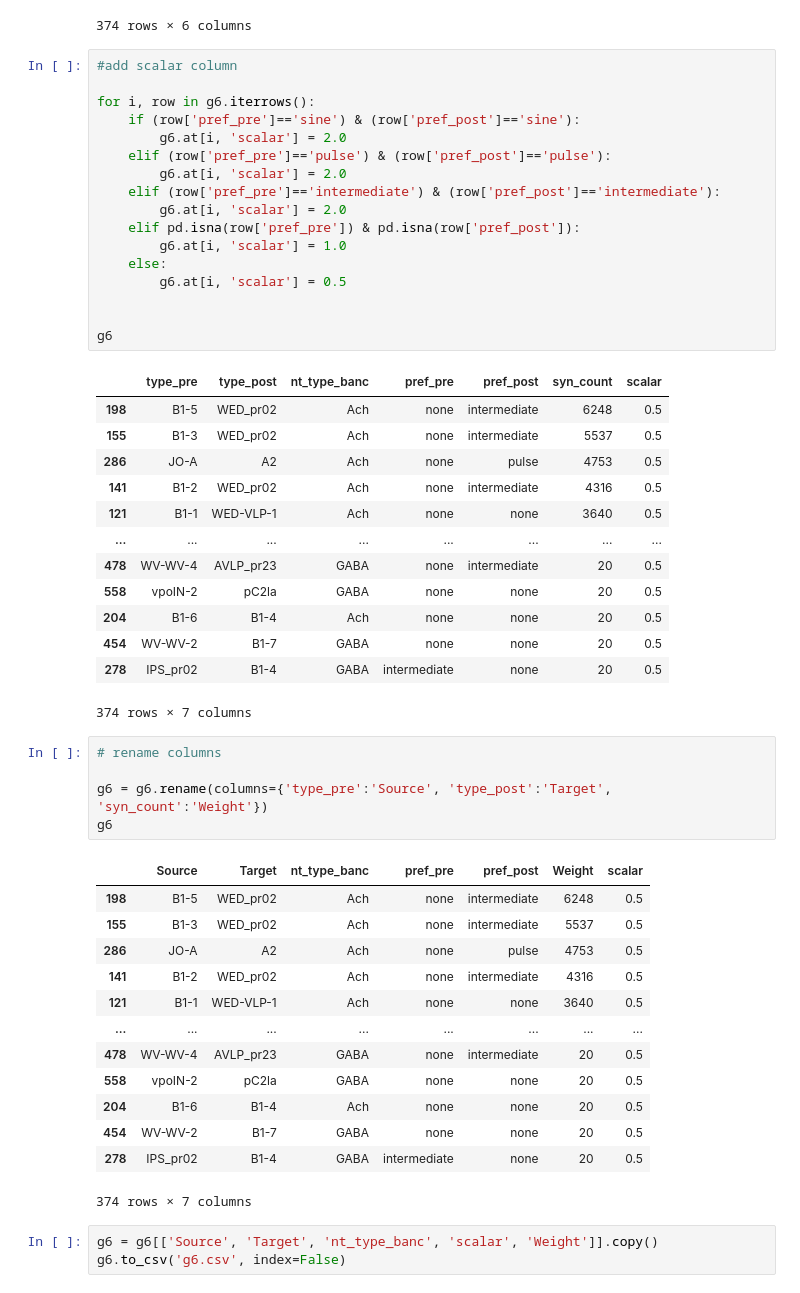
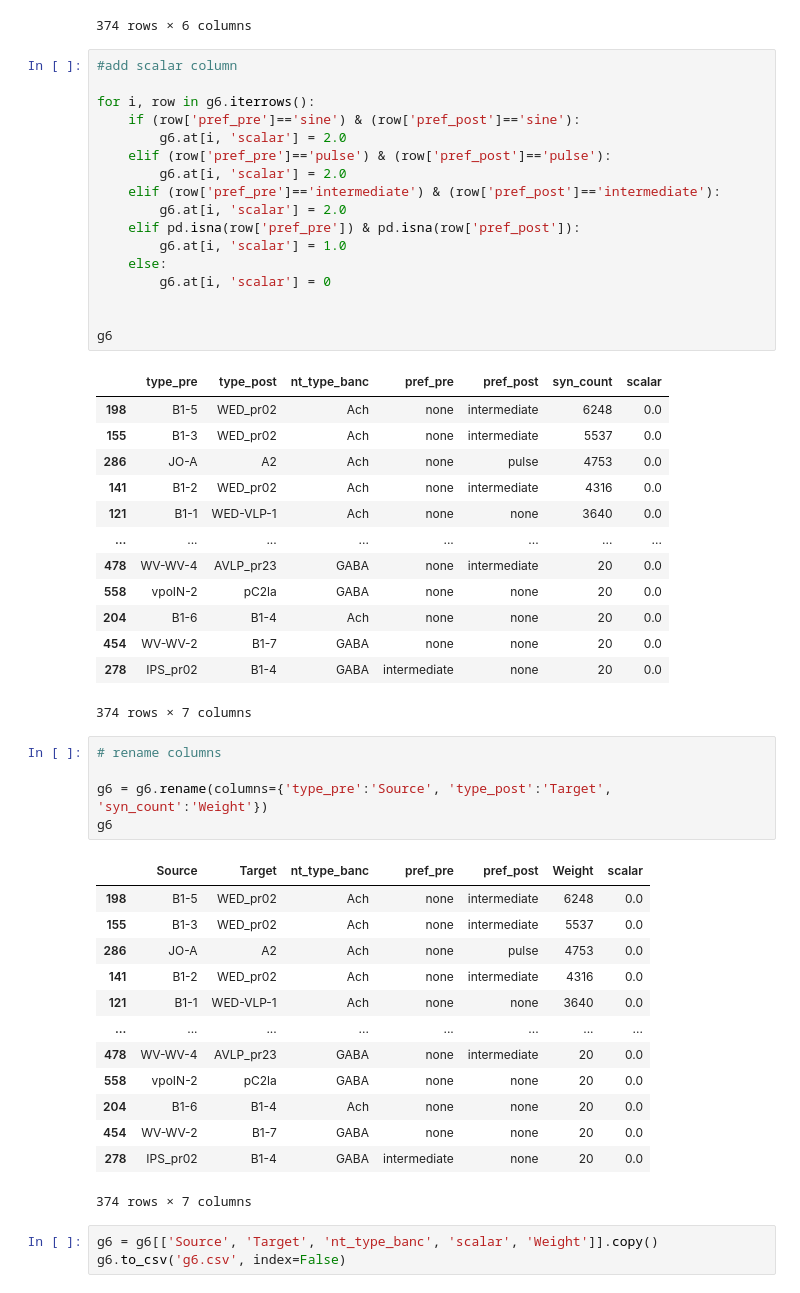
Before and after one commit to grace-cai08/sp25, a Jupyter notebook: wiringdgrm.ipynb, the cells around one changed output. Saved outputs shown, nothing was run; the diff lists cells and outputs as text.

```diff
--- a/wiringdgrm.ipynb
+++ b/wiringdgrm.ipynb
@@ -560,33 +561,33 @@ g6
 # %%
 #add scalar column
 
 for i, row in g6.iterrows():
     if (row['pref_pre']=='sine') & (row['pref_post']=='sine'):
         g6.at[i, 'scalar'] = 2.0
     elif (row['pref_pre']=='pulse') & (row['pref_post']=='pulse'):
         g6.at[i, 'scalar'] = 2.0
     elif (row['pref_pre']=='intermediate') & (row['pref_post']=='intermediate'):
         g6.at[i, 'scalar'] = 2.0
     elif pd.isna(row['pref_pre']) & pd.isna(row['pref_post']):
         g6.at[i, 'scalar'] = 1.0
     else:
-        g6.at[i, 'scalar'] = 0.5
+        g6.at[i, 'scalar'] = 0
 
 
 g6
 # %% [output]
 |  | type_pre | type_post | nt_type_banc | pref_pre | pref_post | syn_count | scalar |
-| 198 | B1-5 | WED_pr02 | Ach | none | intermediate | 6248 | 0.5 |
-| 155 | B1-3 | WED_pr02 | Ach | none | intermediate | 5537 | 0.5 |
-| 286 | JO-A | A2 | Ach | none | pulse | 4753 | 0.5 |
-| 141 | B1-2 | WED_pr02 | Ach | none | intermediate | 4316 | 0.5 |
-| 121 | B1-1 | WED-VLP-1 | Ach | none | none | 3640 | 0.5 |
+| 198 | B1-5 | WED_pr02 | Ach | none | intermediate | 6248 | 0.0 |
+| 155 | B1-3 | WED_pr02 | Ach | none | intermediate | 5537 | 0.0 |
+| 286 | JO-A | A2 | Ach | none | pulse | 4753 | 0.0 |
+| 141 | B1-2 | WED_pr02 | Ach | none | intermediate | 4316 | 0.0 |
+| 121 | B1-1 | WED-VLP-1 | Ach | none | none | 3640 | 0.0 |
 | ... | ... | ... | ... | ... | ... | ... | ... |
-| 478 | WV-WV-4 | AVLP_pr23 | GABA | none | intermediate | 20 | 0.5 |
-| 558 | vpoIN-2 | pC2la | GABA | none | none | 20 | 0.5 |
-| 204 | B1-6 | B1-4 | Ach | none | none | 20 | 0.5 |
-| 454 | WV-WV-2 | B1-7 | GABA | none | none | 20 | 0.5 |
-| 278 | IPS_pr02 | B1-4 | GABA | intermediate | none | 20 | 0.5 |
+| 478 | WV-WV-4 | AVLP_pr23 | GABA | none | intermediate | 20 | 0.0 |
+| 558 | vpoIN-2 | pC2la | GABA | none | none | 20 | 0.0 |
+| 204 | B1-6 | B1-4 | Ach | none | none | 20 | 0.0 |
+| 454 | WV-WV-2 | B1-7 | GABA | none | none | 20 | 0.0 |
+| 278 | IPS_pr02 | B1-4 | GABA | intermediate | none | 20 | 0.0 |
 374 rows × 7 columns
 # %%
 # rename columns
@@ -595,17 +596,17 @@ g6 = g6.rename(columns={'type_pre':'Source', 'type_post':'Target', 'syn_count':'
 g6
 # %% [output]
 |  | Source | Target | nt_type_banc | pref_pre | pref_post | Weight | scalar |
-| 198 | B1-5 | WED_pr02 | Ach | none | intermediate | 6248 | 0.5 |
-| 155 | B1-3 | WED_pr02 | Ach | none | intermediate | 5537 | 0.5 |
-| 286 | JO-A | A2 | Ach | none | pulse | 4753 | 0.5 |
-| 141 | B1-2 | WED_pr02 | Ach | none | intermediate | 4316 | 0.5 |
-| 121 | B1-1 | WED-VLP-1 | Ach | none | none | 3640 | 0.5 |
+| 198 | B1-5 | WED_pr02 | Ach | none | intermediate | 6248 | 0.0 |
+| 155 | B1-3 | WED_pr02 | Ach | none | intermediate | 5537 | 0.0 |
+| 286 | JO-A | A2 | Ach | none | pulse | 4753 | 0.0 |
+| 141 | B1-2 | WED_pr02 | Ach | none | intermediate | 4316 | 0.0 |
+| 121 | B1-1 | WED-VLP-1 | Ach | none | none | 3640 | 0.0 |
 | ... | ... | ... | ... | ... | ... | ... | ... |
-| 478 | WV-WV-4 | AVLP_pr23 | GABA | none | intermediate | 20 | 0.5 |
-| 558 | vpoIN-2 | pC2la | GABA | none | none | 20 | 0.5 |
-| 204 | B1-6 | B1-4 | Ach | none | none | 20 | 0.5 |
-| 454 | WV-WV-2 | B1-7 | GABA | none | none | 20 | 0.5 |
-| 278 | IPS_pr02 | B1-4 | GABA | intermediate | none | 20 | 0.5 |
+| 478 | WV-WV-4 | AVLP_pr23 | GABA | none | intermediate | 20 | 0.0 |
+| 558 | vpoIN-2 | pC2la | GABA | none | none | 20 | 0.0 |
+| 204 | B1-6 | B1-4 | Ach | none | none | 20 | 0.0 |
+| 454 | WV-WV-2 | B1-7 | GABA | none | none | 20 | 0.0 |
+| 278 | IPS_pr02 | B1-4 | GABA | intermediate | none | 20 | 0.0 |
 374 rows × 7 columns
 # %%
 g6 = g6[['Source', 'Target', 'nt_type_banc', 'scalar', 'Weight']].copy()
```
Also changed, not shown: parts of 5 cells of this notebook, 1 other file.
